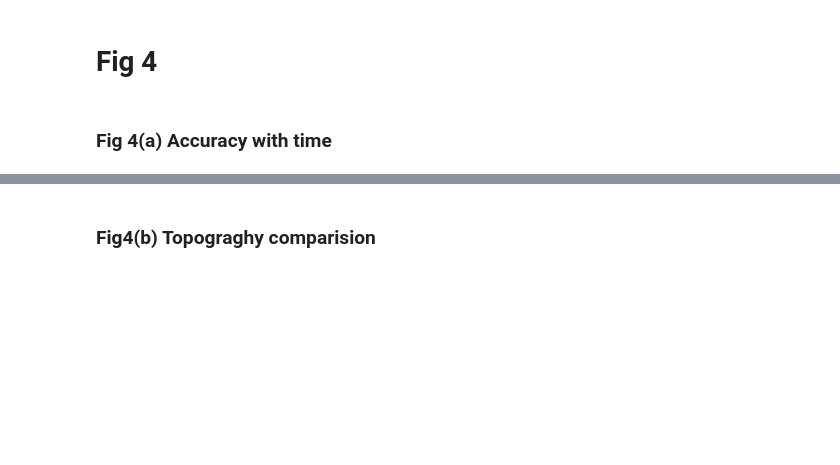
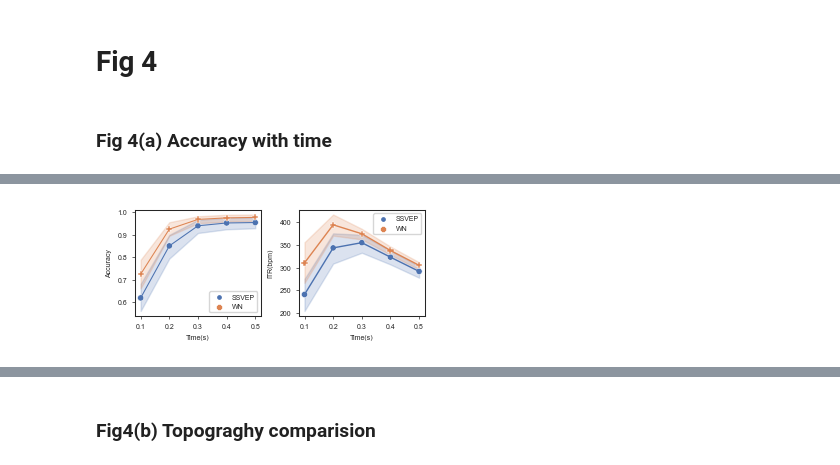
Before and after one commit to shinanlin/WN-BCI, a Jupyter notebook: analysis/plot.ipynb, the cells around one changed output, grey strips where cells are left out. Drawn from its saved outputs; the diff is of its cells as text; code cells hidden in the pictures; blank space fills up the shorter version.

```diff
--- a/analysis/plot.ipynb
+++ b/analysis/plot.ipynb
@@ -577,41 +601,43 @@ fig,(ax1,ax2) = plt.subplots(1,2,figsize=(9.5*cm,3.5*cm))
 
 plt.subplots_adjust(wspace=0.3)
 
-list = ['yangyuxing', 'xuwenjia', 'jingyi',
-        'fanzixiao', 'wangchaoying','lijiayang','libowen','zhouyuqing']
-
+list = ['yangyuxing', 'jingyi','xuwenjia',
+        'fanzixiao', 'wangchaoying', 'lijiayang',
+        'libowen', 'zhouyuqing', 'miaoyining',
+        'yaofeifan','chenyuzhen','shixinge',
+        'suxiaohan','quyuxin','zhaoxinyu',
+        'jiaqi']
 
 f = compare[compare.subject.isin(list)]
 fAve = f.groupby(['winLEN','method'],as_index=False).mean()
 
 
-# sns.lineplot(data=f, x='winLEN', y='accuracy', hue='method', ax=ax1, linewidth=0.75,
-#              err_style='band', dashes=True, legend=False, markers=True,)
+sns.lineplot(data=f, x='winLEN', y='accuracy', hue='method', ax=ax1, linewidth=0.75,
+             err_style='band', dashes=True, legend=False, markers=True,)
 
-# sns.scatterplot(data=fAve, x='winLEN', y='accuracy',
-#                 hue='method', ax=ax1, style='method', s=20, markers=['o', 'P'])
+sns.scatterplot(data=fAve, x='winLEN', y='accuracy',
+                hue='method', ax=ax1, style='method', s=20, markers=['o', 'P'])
 
-sns.stripplot(data=f, x='winLEN', y='accuracy', hue='method',ax=ax1,linewidth=0,size=2,dodge=True)
-sns.boxplot(data=f, x='winLEN', y='accuracy', hue='method', ax=ax1, width=0.5, flierprops={
-            "marker": "x"}, whis=2, linewidth=0.5, fliersize=2,)
 
 sns.lineplot(data=f, x='winLEN', y='ITR', hue='method', ax=ax2, linewidth=1,
              err_style='band', dashes=True, legend=False,)
 
 sns.scatterplot(data=fAve, x='winLEN', y='ITR',
                 hue='method', ax=ax2, style='method',s=20,markers=['o', 'P'])
 
 
 ax1.set_ylabel('Accuracy',fontdict=fontdict)
 ax2.set_ylabel('ITR(bpm)', fontdict=fontdict)
 
 for ax in fig.axes:
 
     ax.tick_params(labelsize=5, width=0.5, length=2, which='major')
     plt.setp(ax.spines.values(), linewidth=0.75)
     ax.set_xlabel('Time(s)',fontdict=fontdict)
     ax.legend(fontsize=5, markerscale=0.4)
 
+plt.show()
 
-plt.show()
 fig.savefig('../images/fig4a.png', dpi=400, bbox_inches='tight')
+# %% [output]
+[figure, added]
```
Also changed, not shown: parts of 57 cells of this notebook, 6 other files.
